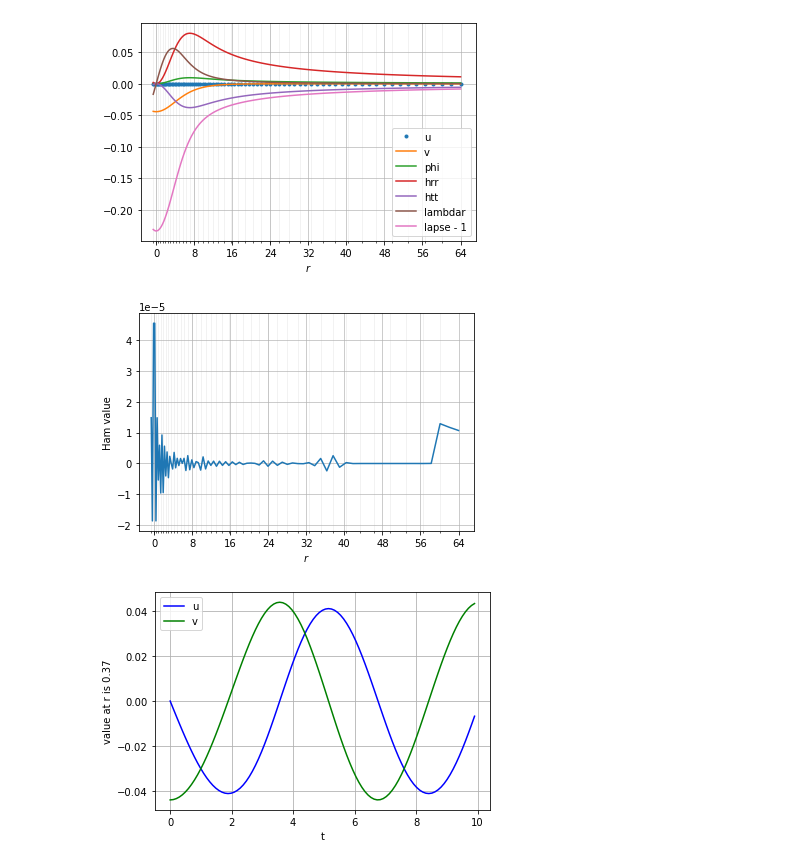
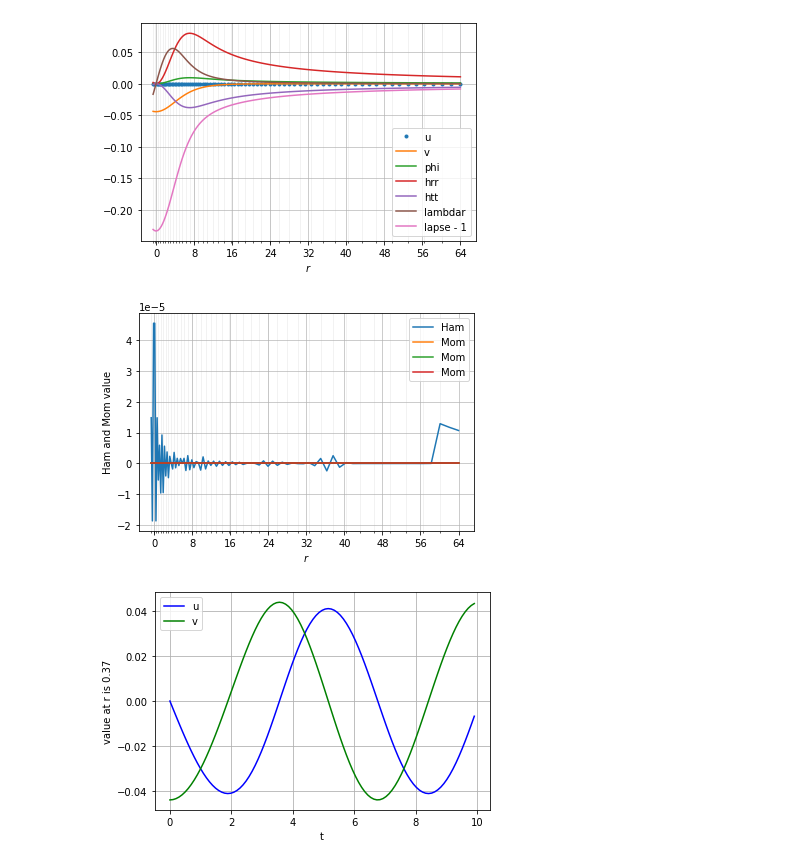
Before and after one commit to GRTLCollaboration/engrenage, a Jupyter notebook: examples/OscillatonEvolution.ipynb, the cells around one changed output. Cells and saved outputs as stored; diff of their text form; code cells hidden in the pictures.

```diff
--- a/examples/OscillatonEvolution.ipynb
+++ b/examples/OscillatonEvolution.ipynb
@@ -88,19 +88,21 @@ set_grid_on_ax(ax, r)
 # %%
 # check the Hamiltonian constraint initially satisfied
 # apart from numerical errors
-Ham = get_Ham_diagnostic(initial_state, np.array([0]), grid, background, my_matter)
+Ham, Mom = get_constraints_diagnostic(initial_state, np.array([0]), grid, background, my_matter)
 
 # plot the profile for Ham
-plt.plot(r, Ham[0])
+plt.plot(r, Ham[0], label="Ham")
+plt.plot(r, Mom[0], label="Mom")
 
 plt.xlabel('r')
+plt.legend(loc="best")
 #plt.xlim(-4.0,max_r)
 #plt.ylim(-0.01,0.01)
-plt.ylabel('Ham value')
+plt.ylabel('Ham and Mom value')
 ax = plt.gcf().gca()
 set_grid_on_ax(ax, r)
 # %% [output]
-[figure, old version]
+[figure, new version]
 # %%
 # for control of time integrator and spatial grid
 T = 10.0 # Maximum evolution time
```
Also changed, not shown: parts of 3 cells of this notebook, 1 other file.
